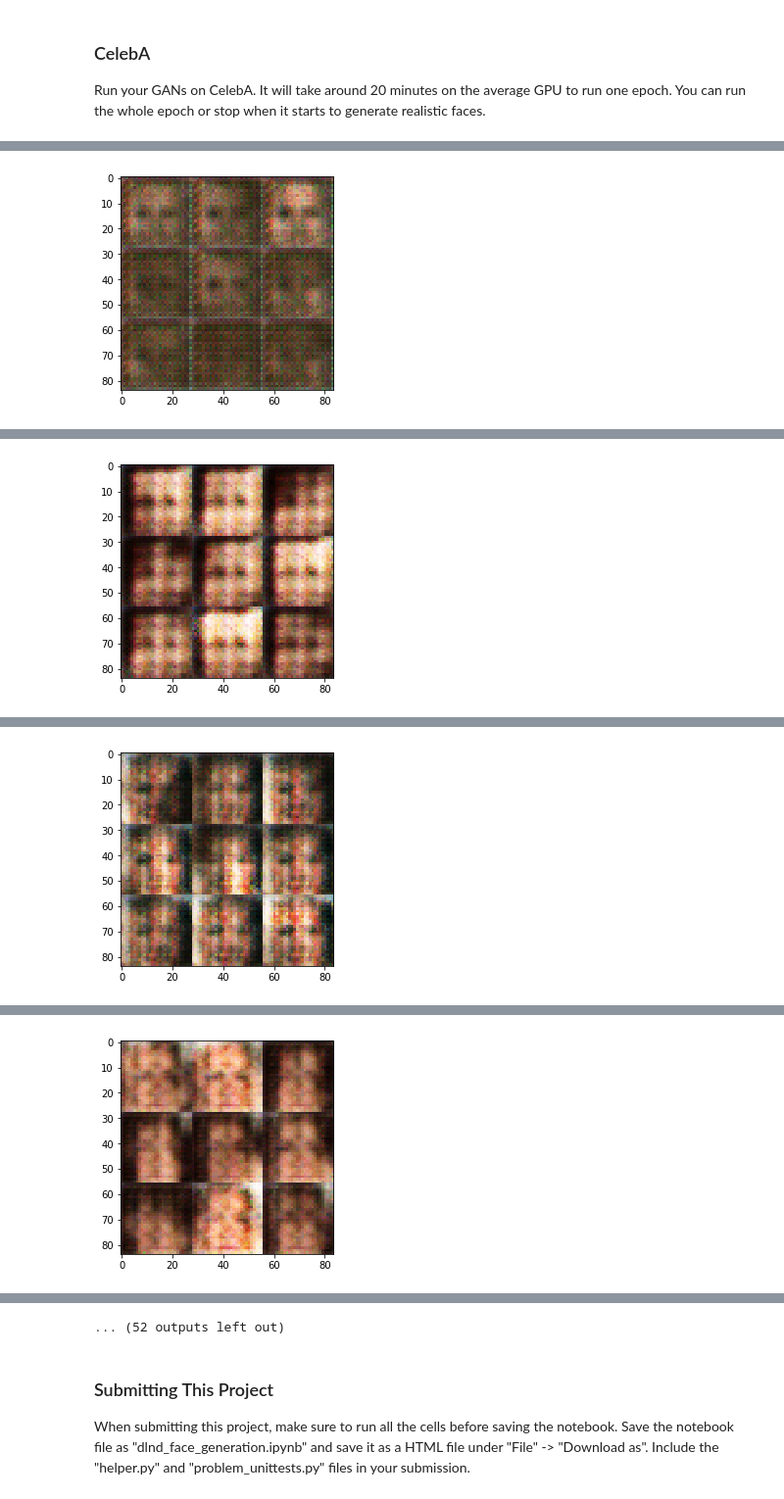
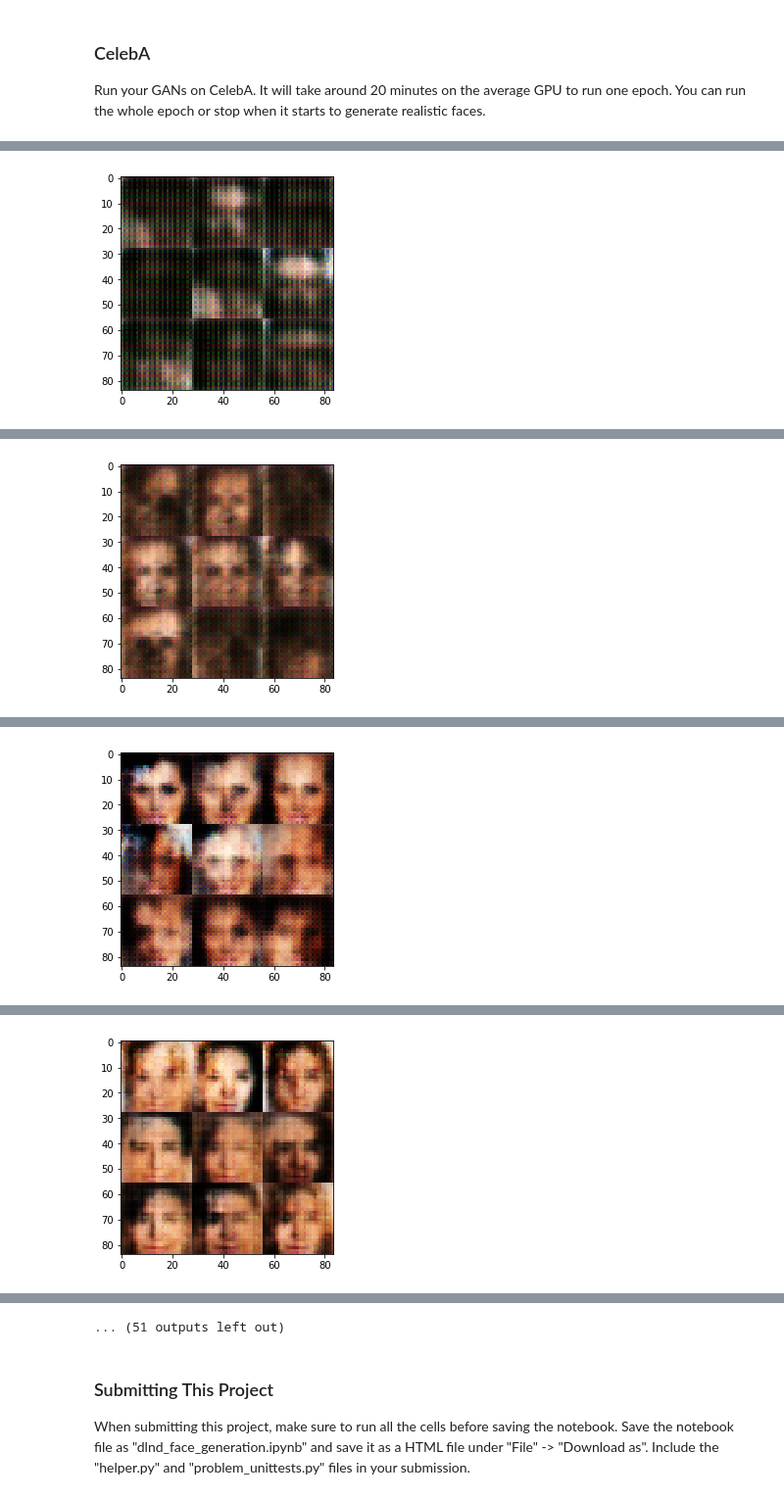
Before and after one commit to dajcs/nd101_p5, a Jupyter notebook: dlnd_face_generation.ipynb, the cells around one changed output, grey strips where cells are left out. Shown at 98% size. Drawn from its saved outputs; the diff is of its cells as text; code cells hidden in the pictures.

Commit message:
dropout added - v0.5

```diff
--- a/dlnd_face_generation.ipynb
+++ b/dlnd_face_generation.ipynb
@@ -143,27 +143,32 @@ def discriminator(images, reuse=False):
     """
 
     alpha = 0.1
+    keep_prob = tf.constant(0.7, dtype=tf.float32)
 
     with tf.variable_scope('discriminator', reuse=reuse):
         # Input layer is 28x28x3
         x1 = tf.layers.conv2d(images, 64, 3, strides=2, padding='same')
         x1 = tf.layers.batch_normalization(x1)
+        x1 = tf.nn.dropout(x1, keep_prob)
         x1 = tf.maximum(alpha * x1, x1)
         # 14x14x64
 
         x2 = tf.layers.conv2d(x1, 128, 3, strides=2, padding='same')
         x2 = tf.layers.batch_normalization(x2)
+        x2 = tf.nn.dropout(x2, keep_prob)
         x2 = tf.maximum(alpha * x2, x2)
         # 7x7x128
 
         x3 = tf.layers.conv2d(x2, 256, 3, strides=2, padding='valid')
         x3 = tf.layers.batch_normalization(x3)
+        x3 = tf.nn.dropout(x3, keep_prob)
         x3 = tf.maximum(alpha * x3, x3)
         # 3x3x256
 
         flat = tf.reshape(x3, (-1, 3*3*256) )
+        drop = tf.nn.dropout(flat, keep_prob)
 
-        logits = tf.layers.dense(flat, 1)
+        logits = tf.layers.dense(drop, 1)
         out = tf.sigmoid(logits)
 
         return out, logits
@@ -284,9 +289,11 @@ def model_opt(d_loss, g_loss, learning_rate, beta1):
     d_vars = [var for var in t_vars if var.name.startswith('discriminator')]
     g_vars = [var for var in t_vars if var.name.startswith('generator')]
 
-    # Optimize ( @chris_lapollo Batch Normalization lesson -> UPDATE_OPS)
-    with tf.control_dependencies(tf.get_collection(tf.GraphKeys.UPDATE_OPS)):
-        d_train_opt = tf.train.AdamOptimizer(learning_rate, beta1=beta1).minimize(d_loss, var_list=d_vars)
+    # Optimize
+    d_train_opt = tf.train.AdamOptimizer(learning_rate, beta1=beta1).minimize(d_loss, var_list=d_vars)
+    # http://ruishu.io/2016/12/27/batchnorm/
+    update_ops = tf.get_collection(tf.GraphKeys.UPDATE_OPS)
+    with tf.control_dependencies(update_ops):
         g_train_opt = tf.train.AdamOptimizer(learning_rate, beta1=beta1).minimize(g_loss, var_list=g_vars)
 
     return d_train_opt, g_train_opt
@@ -379,8 +386,8 @@ def train(epoch_count, batch_size, z_dim, learning_rate, beta1, get_batches, dat
                     show_generator_output(sess, 9, input_z, data_shape[3], data_image_mode)
 
             # end of Epoch images
-            print('State of the art after epoch', epoch_i+1)
-            show_generator_output(sess, 9, input_z, data_shape[3], data_image_mode)
+            # print('State of the art after epoch', epoch_i+1)
+            # show_generator_output(sess, 9, input_z, data_shape[3], data_image_mode)
 # %% [markdown]
 ### MNIST
 Test your GANs architecture on MNIST.  After 2 epochs, the GANs should be able to generate images that look like handwritten digits.  Make sure the loss of the generator is lower than the loss of the discriminator or close to 0.
@@ -474,8 +481,8 @@ Run your GANs on CelebA.  It will take around 20 minutes on the average GPU to r
 # %%
 batch_size = 64
 z_dim = 100
-learning_rate = 0.0003
-beta1 = 0.5
+learning_rate = 0.001
+beta1 = 0.2
 
 
 """
@@ -501 +508 @@ Epoch 1/1... Discriminator Loss: 1.3314... Generator Loss: 0.7955
-[figure, old version]
+[figure, new version]
@@ -512 +519 @@ Epoch 1/1... Discriminator Loss: 1.6964... Generator Loss: 0.7637
-[figure, old version]
+[figure, new version]
@@ -523 +530 @@ Epoch 1/1... Discriminator Loss: 1.3901... Generator Loss: 0.7522
-[figure, old version]
+[figure, new version]
@@ -534 +541 @@ Epoch 1/1... Discriminator Loss: 1.1211... Generator Loss: 0.9555
-[figure, old version]
+[figure, new version]
@@ -557,4 +564,4 @@ Epoch 1/1... Discriminator Loss: 1.2988... Generator Loss: 0.8495
-... (52 outputs left out)
+... (51 outputs left out)
 # %% [markdown]
 ### Submitting This Project
 When submitting this project, make sure to run all the cells before saving the notebook. Save the notebook file as "dlnd_face_generation.ipynb" and save it as a HTML file under "File" -> "Download as". Include the "helper.py" and "problem_unittests.py" files in your submission.
```
Also changed, not shown: parts of 2 cells of this notebook, 1 other file.
